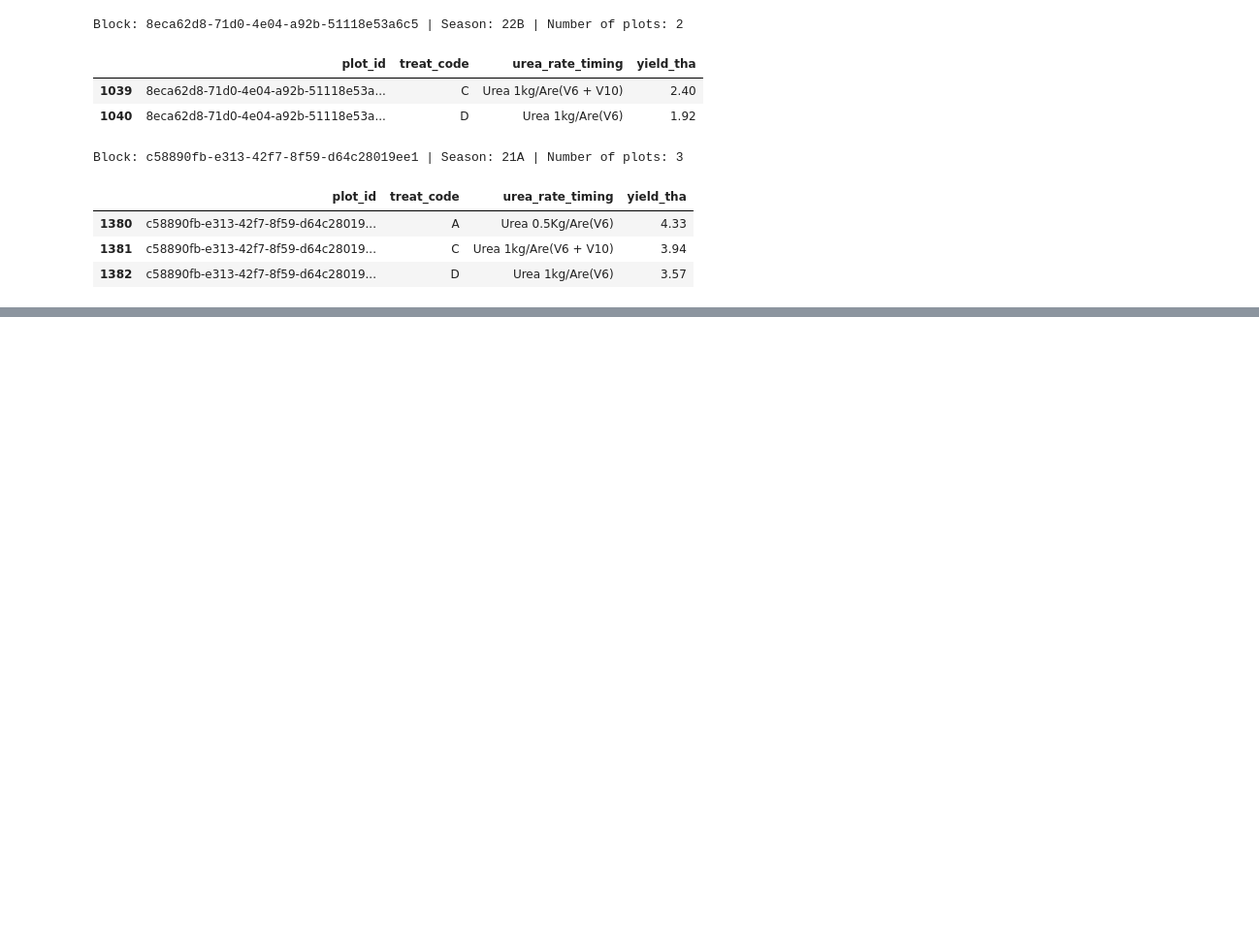
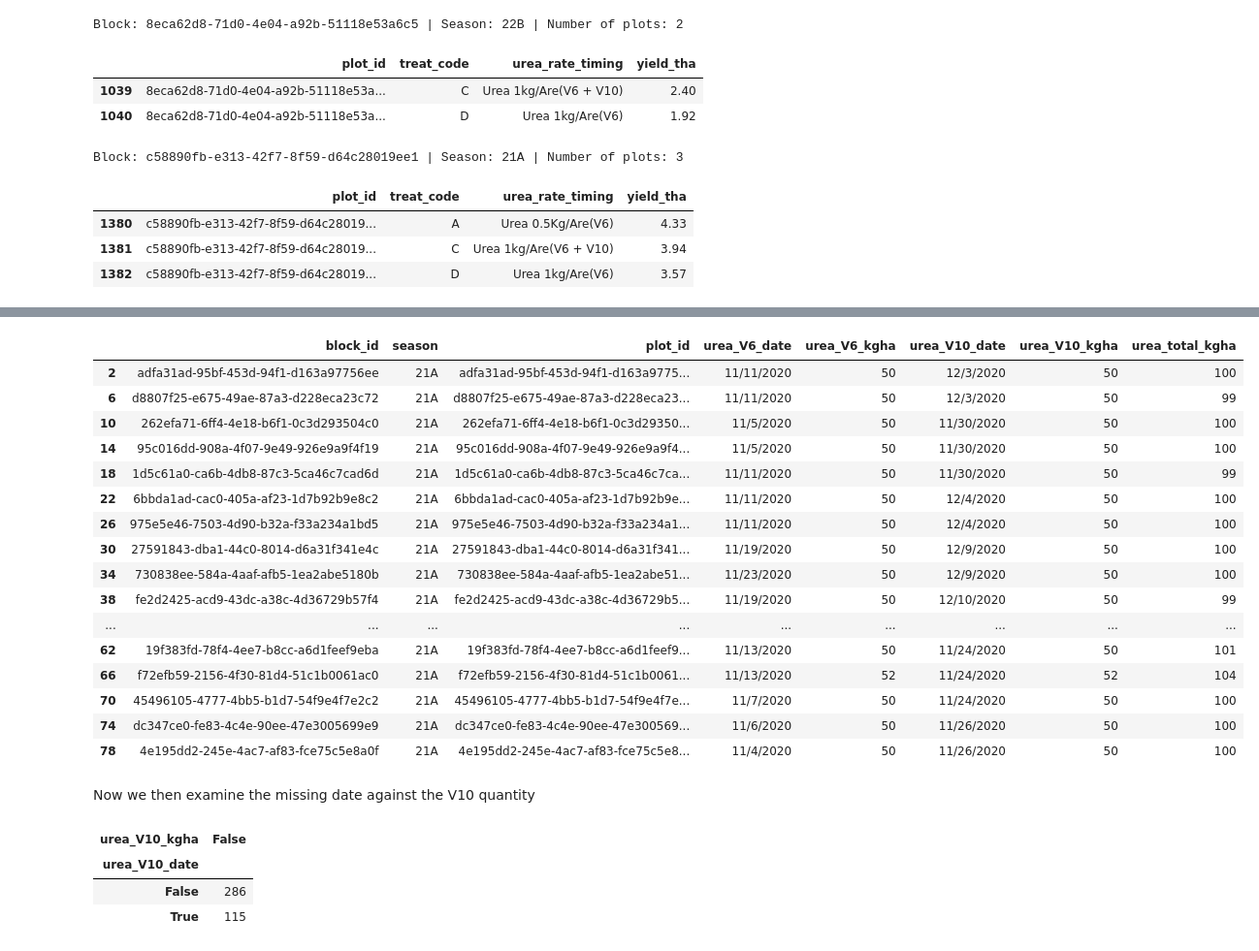
Before and after one commit to Vin-Okumu/maize-yield-optimization-rwanda, a Jupyter notebook: 02_Notebooks/01_data_audit.ipynb, the cells around one changed output, grey strips where cells are left out. Shown at 97% size. Cells and saved outputs as stored; diff of their text form; code cells hidden in the pictures; blank space fills up the shorter version.

```diff
--- a/02_Notebooks/01_data_audit.ipynb
+++ b/02_Notebooks/01_data_audit.ipynb
@@ -1514,0 +1586,48 @@ Block: c58890fb-e313-42f7-8f59-d64c28019ee1 | Season: 21A | Number of plots: 3
+# %%
+v6_v10 = plot_df[
+    plot_df["urea_rate_timing"]
+    == "Urea 1kg/Are(V6 + V10)"
+]
+# %%
+v6_v10[
+    [
+        "block_id",
+        "season",
+        "plot_id",
+        "urea_V6_date",
+        "urea_V6_kgha",
+        "urea_V10_date",
+        "urea_V10_kgha",
+        "urea_total_kgha"
+    ]
+].head(20)
+# %% [output]
+|  | block_id | season | plot_id | urea_V6_date | urea_V6_kgha | urea_V10_date | urea_V10_kgha | urea_total_kgha |
+| 2 | adfa31ad-95bf-453d-94f1-d163a97756ee | 21A | adfa31ad-95bf-453d-94f1-d163a9775... | 11/11/2020 | 50 | 12/3/2020 | 50 | 100 |
+| 6 | d8807f25-e675-49ae-87a3-d228eca23c72 | 21A | d8807f25-e675-49ae-87a3-d228eca23... | 11/11/2020 | 50 | 12/3/2020 | 50 | 99 |
+| 10 | 262efa71-6ff4-4e18-b6f1-0c3d293504c0 | 21A | 262efa71-6ff4-4e18-b6f1-0c3d29350... | 11/5/2020 | 50 | 11/30/2020 | 50 | 100 |
+| 14 | 95c016dd-908a-4f07-9e49-926e9a9f4f19 | 21A | 95c016dd-908a-4f07-9e49-926e9a9f4... | 11/5/2020 | 50 | 11/30/2020 | 50 | 100 |
+| 18 | 1d5c61a0-ca6b-4db8-87c3-5ca46c7cad6d | 21A | 1d5c61a0-ca6b-4db8-87c3-5ca46c7ca... | 11/11/2020 | 50 | 11/30/2020 | 50 | 99 |
+| 22 | 6bbda1ad-cac0-405a-af23-1d7b92b9e8c2 | 21A | 6bbda1ad-cac0-405a-af23-1d7b92b9e... | 11/11/2020 | 50 | 12/4/2020 | 50 | 100 |
+| 26 | 975e5e46-7503-4d90-b32a-f33a234a1bd5 | 21A | 975e5e46-7503-4d90-b32a-f33a234a1... | 11/11/2020 | 50 | 12/4/2020 | 50 | 100 |
+| 30 | 27591843-dba1-44c0-8014-d6a31f341e4c | 21A | 27591843-dba1-44c0-8014-d6a31f341... | 11/19/2020 | 50 | 12/9/2020 | 50 | 100 |
+| 34 | 730838ee-584a-4aaf-afb5-1ea2abe5180b | 21A | 730838ee-584a-4aaf-afb5-1ea2abe51... | 11/23/2020 | 50 | 12/9/2020 | 50 | 100 |
+| 38 | fe2d2425-acd9-43dc-a38c-4d36729b57f4 | 21A | fe2d2425-acd9-43dc-a38c-4d36729b5... | 11/19/2020 | 50 | 12/10/2020 | 50 | 99 |
+| ... | ... | ... | ... | ... | ... | ... | ... | ... |
+| 62 | 19f383fd-78f4-4ee7-b8cc-a6d1feef9eba | 21A | 19f383fd-78f4-4ee7-b8cc-a6d1feef9... | 11/13/2020 | 50 | 11/24/2020 | 50 | 101 |
+| 66 | f72efb59-2156-4f30-81d4-51c1b0061ac0 | 21A | f72efb59-2156-4f30-81d4-51c1b0061... | 11/13/2020 | 52 | 11/24/2020 | 52 | 104 |
+| 70 | 45496105-4777-4bb5-b1d7-54f9e4f7e2c2 | 21A | 45496105-4777-4bb5-b1d7-54f9e4f7e... | 11/7/2020 | 50 | 11/24/2020 | 50 | 100 |
+| 74 | dc347ce0-fe83-4c4e-90ee-47e3005699e9 | 21A | dc347ce0-fe83-4c4e-90ee-47e300569... | 11/6/2020 | 50 | 11/26/2020 | 50 | 100 |
+| 78 | 4e195dd2-245e-4ac7-af83-fce75c5e8a0f | 21A | 4e195dd2-245e-4ac7-af83-fce75c5e8... | 11/4/2020 | 50 | 11/26/2020 | 50 | 100 |
+# %% [markdown]
+Now we then examine the missing date against the V10 quantity
+# %%
+pd.crosstab(
+    v6_v10["urea_V10_date"].isna(),
+    v6_v10["urea_V10_kgha"].isna()
+)
+# %% [output]
+| urea_V10_kgha | False |
+| urea_V10_date |  |
+| False | 286 |
+| True | 115 |
```
Also changed, not shown: parts of 25 cells of this notebook.
